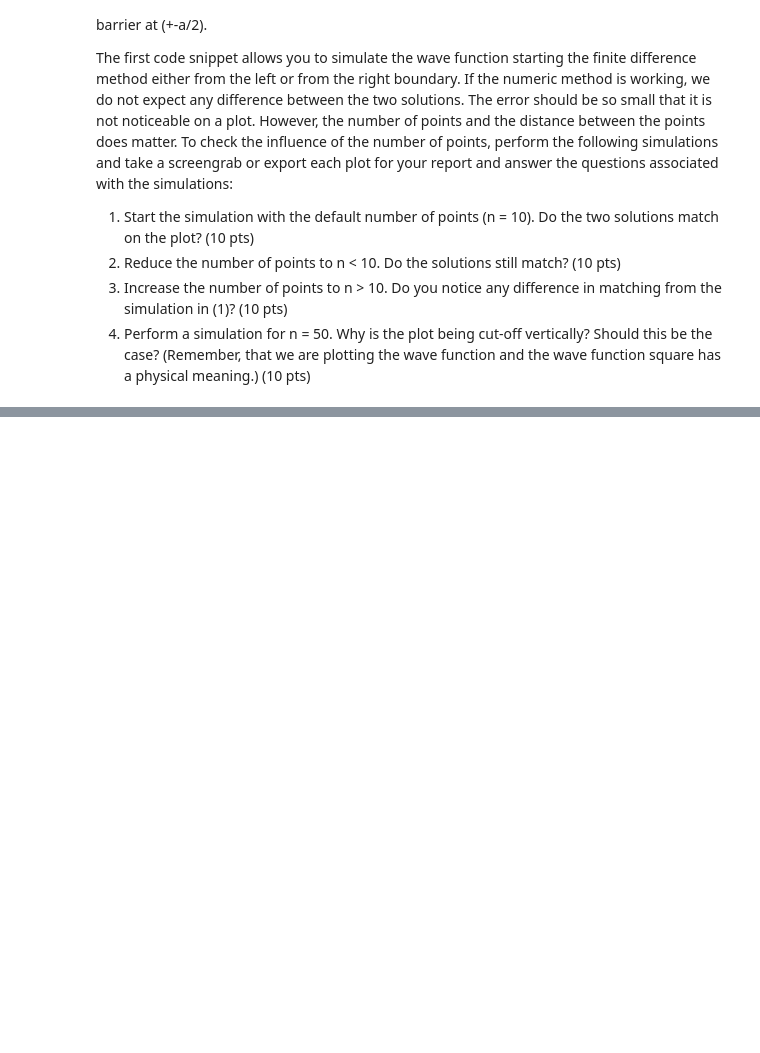
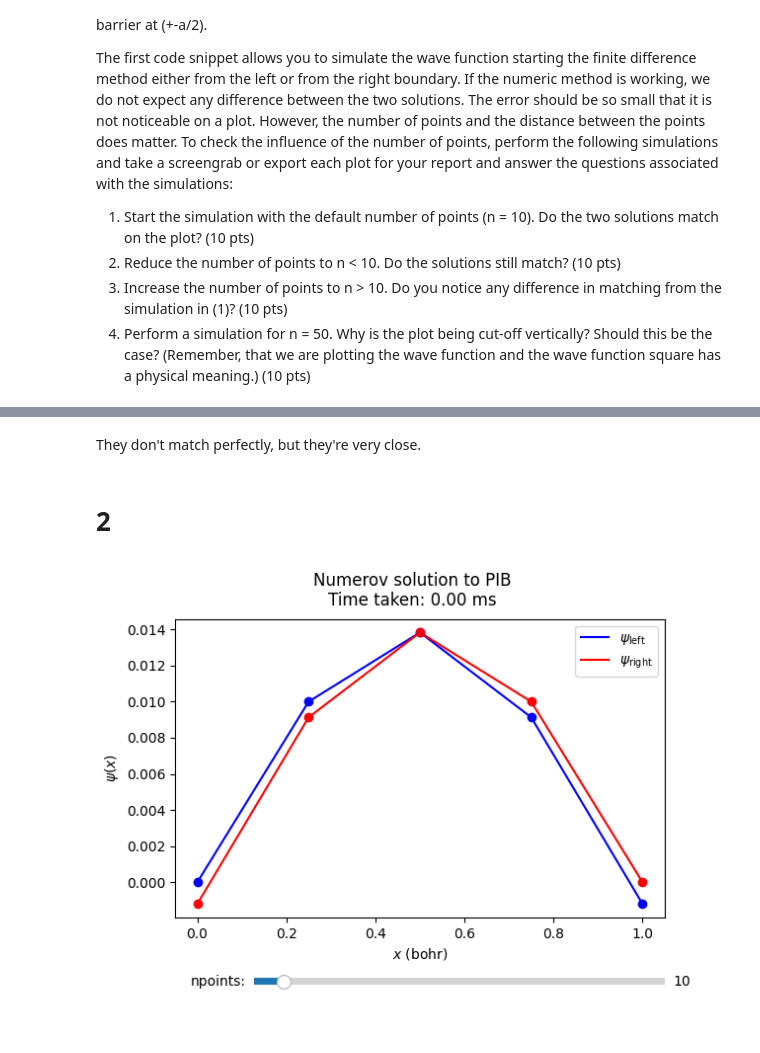
Before and after one commit to mikayla-eckelcifrese/EEE_434_functions, a Jupyter notebook: Project2_Numerical_Solutions_Schrodinger_Equation.ipynb, the cells around one changed output, grey strips where cells are left out. Cells and saved outputs as stored; diff of their text form; code cells hidden in the pictures; blank space fills up the shorter version.

```diff
--- a/Project2_Numerical_Solutions_Schrodinger_Equation.ipynb
+++ b/Project2_Numerical_Solutions_Schrodinger_Equation.ipynb
@@ -25,0 +34,8 @@ from Numerov_script1 import *
+# %% [markdown]
+They don't match perfectly, but they're very close.
+# %% [markdown]
+# 2
+# %%
+numerov1(numPoints = 5)
+# %% [output]
+[figure, added]
```
Also changed, not shown: parts of 10 cells of this notebook, 1 other file.
